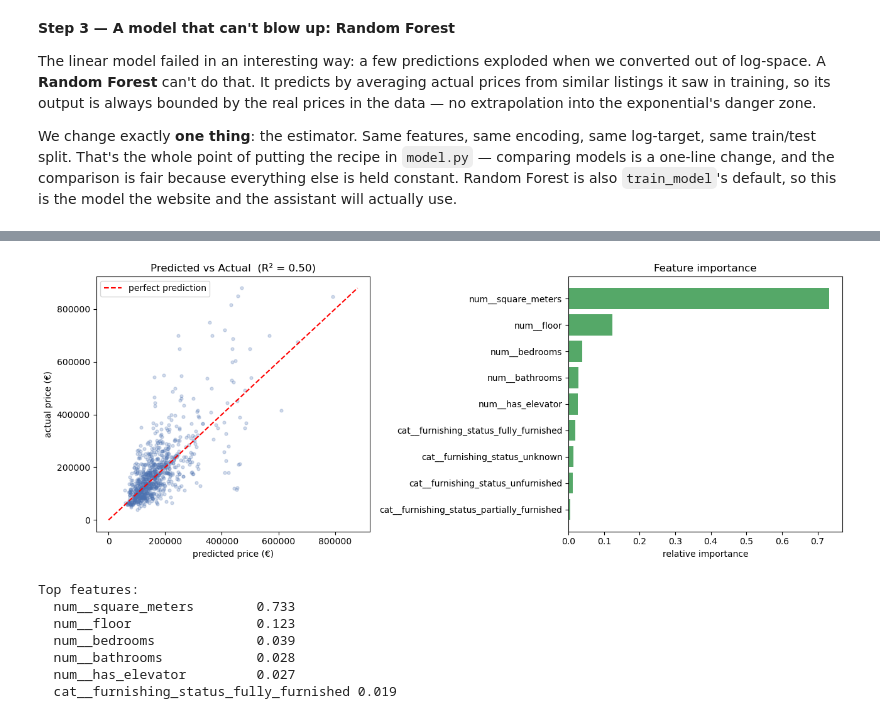
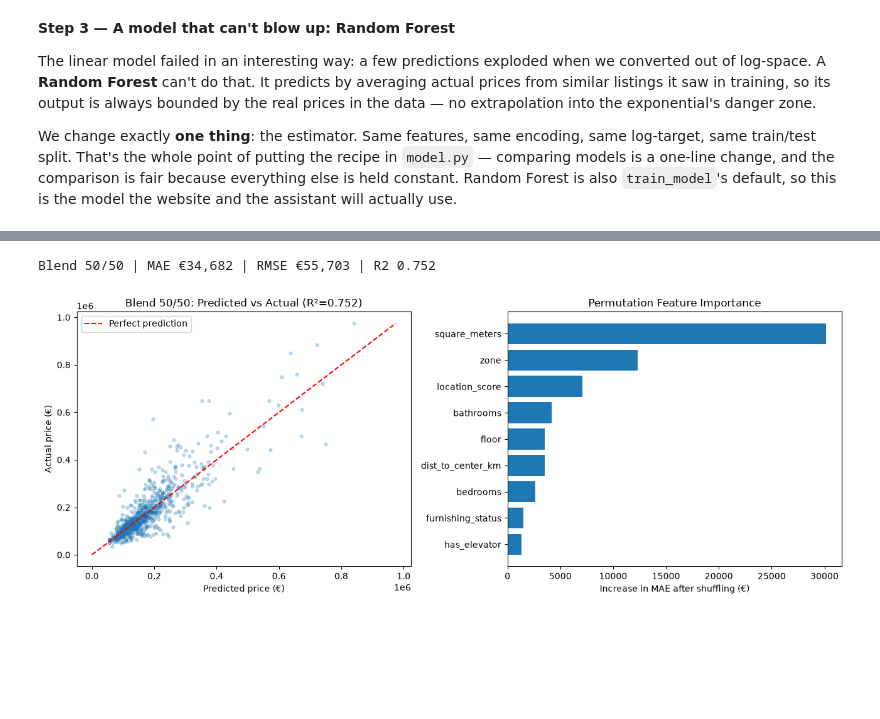
Before and after one commit to saraaaa878878/project-tirana-deal-finder, a Jupyter notebook: notebooks/02_modeling.ipynb, the cells around one changed output, grey strips where cells are left out. Saved outputs shown, nothing was run; the diff lists cells and outputs as text; code cells hidden in the pictures; blank space fills up the shorter version.

```diff
--- a/notebooks/02_modeling.ipynb
+++ b/notebooks/02_modeling.ipynb
@@ -159,52 +242,49 @@ with two views:
 # %%
 import numpy as np
 import matplotlib.pyplot as plt
-from backend import model
+from sklearn.metrics import mean_absolute_error,mean_squared_error,r2_score
 
-# Rebuild the same test split to get predictions to plot.
-from sklearn.model_selection import train_test_split
-X = model.build_features(ml_df)
-y = ml_df[model.TARGET].astype(float)
-X_train, X_test, y_train, y_test = train_test_split(X, y, test_size=0.2, random_state=42)
-preds = rf_model.predict(X_test)
+def blend_predict(data):
+    return (et.predict(data)+hgb.predict(data))/2
 
-fig, axes = plt.subplots(1, 2, figsize=(13, 5))
+preds=blend_predict(X_test)
+mae=mean_absolute_error(y_test,preds)
+rmse=mean_squared_error(y_test,preds)**0.5
+r2=r2_score(y_test,preds)
 
-# Left: predicted vs actual
-axes[0].scatter(preds, y_test, alpha=0.25, s=12, color="#4C72B0")
-lims = [0, max(y_test.max(), preds.max())]
-axes[0].plot(lims, lims, "r--", label="perfect prediction")
-axes[0].set_xlabel("predicted price (€)")
-axes[0].set_ylabel("actual price (€)")
-axes[0].set_title(f"Predicted vs Actual  (R² = {rf_metrics['R2']:.2f})")
+print(f"Blend 50/50 | MAE €{mae:,.0f} | RMSE €{rmse:,.0f} | R2 {r2:.3f}")
+
+rng=np.random.default_rng(42)
+importances=[]
+
+for col in X_test.columns:
+    shuffled=X_test.copy()
+    shuffled[col]=rng.permutation(shuffled[col].values)
+    shuffled_mae=mean_absolute_error(y_test,blend_predict(shuffled))
+    importances.append(shuffled_mae-mae)
+
+order=np.argsort(importances)
+
+fig,axes=plt.subplots(1,2,figsize=(13,5))
+
+axes[0].scatter(preds,y_test,alpha=.25,s=12)
+lims=[0,max(y_test.max(),preds.max())]
+axes[0].plot(lims,lims,"r--",label="Perfect prediction")
+axes[0].set_xlabel("Predicted price (€)")
+axes[0].set_ylabel("Actual price (€)")
+axes[0].set_title(f"Blend 50/50: Predicted vs Actual (R²={r2:.3f})")
 axes[0].legend()
 
-# Right: feature importance.
-# The trained RF lives inside: TransformedTargetRegressor -> Pipeline -> 'model'.
-regressor = rf_model.regressor_              # the fitted inner Pipeline
-rf = regressor.named_steps["model"]          # the RandomForestRegressor
-feature_names = regressor.named_steps["prep"].get_feature_names_out()
-
-importances = rf.feature_importances_
-order = np.argsort(importances)[::-1]
-axes[1].barh([feature_names[i] for i in order][::-1],
-             [importances[i] for i in order][::-1],
-             color="#55A868")
-axes[1].set_title("Feature importance")
-axes[1].set_xlabel("relative importance")
+axes[1].barh(np.array(X_test.columns)[order],np.array(importances)[order])
+axes[1].set_xlabel("Increase in MAE after shuffling (€)")
+axes[1].set_title("Permutation Feature Importance")
 
 plt.tight_layout()
 plt.show()
 
-print("Top features:")
-for i in order[:6]:
-    print(f"  {feature_names[i]:25s} {importances[i]:.3f}")
+print("\nTop features:")
+for i in order[::-1][:6]:
+    print(f"{X_test.columns[i]:25s} €{importances[i]:,.0f}")
 # %% [output]
+Blend 50/50 | MAE €34,682 | RMSE €55,703 | R2 0.752
-[figure, old version]
+[figure, new version]
-Top features:
-  num__square_meters        0.733
-  num__floor                0.123
-  num__bedrooms             0.039
-  num__bathrooms            0.028
-  num__has_elevator         0.027
-  cat__furnishing_status_fully_furnished 0.019
```
Also changed, not shown: parts of 11 cells of this notebook, 7 other files.
